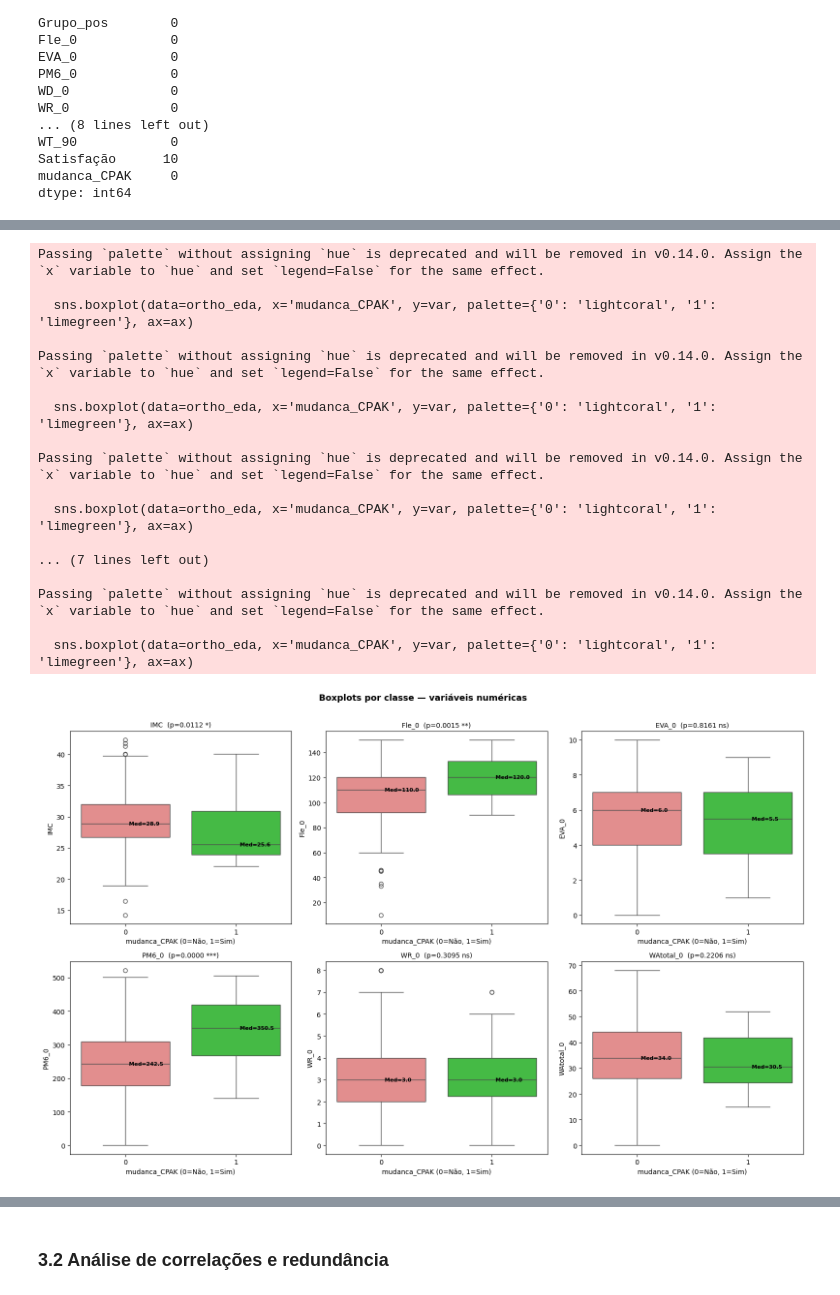
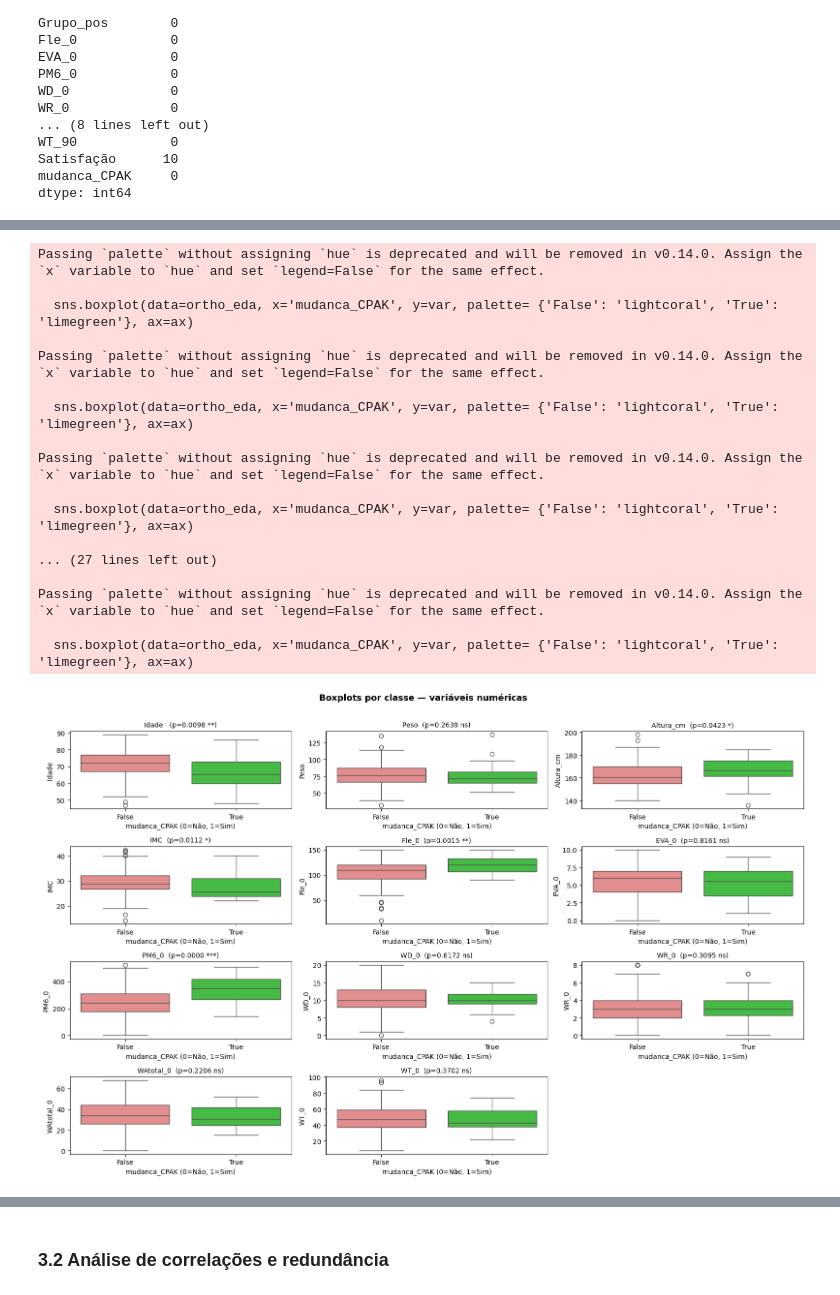
Before and after one commit to efigueira-hds/ML_Projeto_Final, a Jupyter notebook: EDA.ipynb, the cells around one changed output, grey strips where cells are left out. Drawn from its saved outputs; the diff is of its cells as text; code cells hidden in the pictures.

```diff
--- a/EDA.ipynb
+++ b/EDA.ipynb
@@ -128,5 +188,5 @@ ortho.replace({'Sexo': {1: 0, 2: 1}}, inplace = True)
 # %%
 # gerar a variável de interesse "mudanca_CPAK", que indica se houve mudança no grupo de classificação entre o pré e o pós-operatório.
-ortho['mudanca_CPAK'] = (ortho['Grupo_pre'] != ortho['Grupo_pos']).astype(int)
+ortho1['mudanca_CPAK'] = (ortho1['Grupo_pre'] != ortho1['Grupo_pos']).astype("category")
 # %%
 # verificar o número de linhas e de colunas após a limpeza dos dados
@@ -341,0 +410,7 @@ var_categoricas = list(ortho_eda[["Sexo","Grupo_pre","Grupo_pos"]].columns)
+# %%
+# para numéricas: boxplot
+for col in vars_numericas_2:
+    plt.figure(figsize=(6,4))
+    sns.boxplot(data=ortho1, y=col)
+    plt.title(f'Boxplot de {col}')
+    plt.show()
@@ -344,2 +472,17 @@ var_categoricas = list(ortho_eda[["Sexo","Grupo_pre","Grupo_pos"]].columns)
 
 Para cada variável numérica, compara-se a **mediana** e o **IQR** entre as classes 0 (sem mudança) e 1 (com mudança), e aplica-se o **teste de Mann-Whitney U** para verificar se as diferenças observadas nos boxplots são estatisticamente significativas.
+# %%
+# cópia da dataframe para realizar a EDA, mantendo a original sem alterações
+ortho_eda = ortho2.copy()
+# separação do dataset removendo variáveis que causam data leakage
+# (variáveis com informação pós-operatória)
+
+ortho_eda = ortho2.drop(columns = [
+    'Fle_90','EVA_90','PM6_90','WD_90','WR_90','WAtotal_90',
+    'WT_90', 'Satisfação'
+    ]
+    )
+
+# definição de variaveis categóricas e numéricas para a EDA, considerando a nova dataframe sem variáveis de data leakage
+vars_categoricas_eda =  ortho_eda.select_dtypes(include=['category']).columns.tolist()
+vars_numericas_eda = ortho_eda.select_dtypes(include=['int64', 'float64']).columns.tolist()
@@ -346,8 +509,8 @@ Para cada variável numérica, compara-se a **mediana** e o **IQR** entre as cla
 # %%
 # cálculo de estatísticas descritivas por classe e teste de Mann-Whitney U
 results = []
-for var in var_numericas:
-    for classe in [0, 1]:
+for var in vars_numericas_eda:
+    for classe in [False, True]:
         grupo = ortho_eda[ortho_eda['mudanca_CPAK'] == classe][var].dropna()
         q1 = grupo.quantile(0.25)
         q3 = grupo.quantile(0.75)
@@ -367,9 +530,9 @@ df_stats_pivot.columns = [f'{stat}_classe{cls}' for stat, cls in df_stats_pivot.
 
 # Teste Mann-Whitney U
 mw_results = []
-for var in var_numericas:
-    g0 = ortho_eda[ortho_eda['mudanca_CPAK'] == 0][var].dropna()
-    g1 = ortho_eda[ortho_eda['mudanca_CPAK'] == 1][var].dropna()
+for var in vars_numericas_eda:
+    g0 = ortho2[ortho2['mudanca_CPAK'] == False][var].dropna()
+    g1 = ortho2[ortho2['mudanca_CPAK'] == True][var].dropna()
     stat, p = mannwhitneyu(g0, g1, alternative='two-sided')
     mw_results.append({'Variável': var, 'U_statistic': round(stat, 2), 'p_value': round(p, 4), 'Significativo (p<0.05)': p < 0.05})
 
@@ -388,44 +556,48 @@ df_final
 # %%
 # Boxplots com anotação da mediana por classe
-fig, axes = plt.subplots(2, 3, figsize=(16, 10))
+fig, axes = plt.subplots(4, 3, figsize=(16, 10))
 axes = axes.flatten()
 
-for i, var in enumerate(var_numericas):
+#remover gráficos vazios
+for j in range(j, len(axes)):
+    fig.delaxes(axes[j])
+#criação de boxplots para cada variável numérica, com anotação da mediana e p-value do teste Mann-Whitney U
+for i, var in enumerate(vars_numericas_eda):
     ax = axes[i]
-    sns.boxplot(data=ortho_eda, x='mudanca_CPAK', y=var, palette={'0': 'lightcoral', '1': 'limegreen'}, ax=ax)
+    sns.boxplot(data=ortho_eda, x='mudanca_CPAK', y=var, palette= {'False': 'lightcoral', 'True': 'limegreen'}, ax=ax)
 
     for classe, x_pos in zip([0, 1], [0, 1]):
         med = ortho_eda[ortho_eda['mudanca_CPAK'] == classe][var].median()
         ax.text(x_pos, med, f'  Med={med:.1f}', va='center', fontsize=8, color='black', fontweight='bold')
 
     # adicionar p-value no título
     p = df_mw.loc[var, 'p_value']
     sig = '***' if p < 0.001 else ('**' if p < 0.01 else ('*' if p < 0.05 else 'ns'))
     ax.set_title(f'{var}  (p={p:.4f} {sig})', fontsize=10)
     ax.set_xlabel('mudanca_CPAK (0=Não, 1=Sim)')
 
 plt.suptitle('Boxplots por classe — variáveis numéricas', fontsize=13, fontweight='bold', y=1.01)
 plt.tight_layout()
 plt.show()
 plt.close()
 # %% [output]
 Passing `palette` without assigning `hue` is deprecated and will be removed in v0.14.0. Assign the `x` variable to `hue` and set `legend=False` for the same effect.
 
-  sns.boxplot(data=ortho_eda, x='mudanca_CPAK', y=var, palette={'0': 'lightcoral', '1': 'limegreen'}, ax=ax)
+  sns.boxplot(data=ortho_eda, x='mudanca_CPAK', y=var, palette= {'False': 'lightcoral', 'True': 'limegreen'}, ax=ax)
 
 Passing `palette` without assigning `hue` is deprecated and will be removed in v0.14.0. Assign the `x` variable to `hue` and set `legend=False` for the same effect.
 
-  sns.boxplot(data=ortho_eda, x='mudanca_CPAK', y=var, palette={'0': 'lightcoral', '1': 'limegreen'}, ax=ax)
+  sns.boxplot(data=ortho_eda, x='mudanca_CPAK', y=var, palette= {'False': 'lightcoral', 'True': 'limegreen'}, ax=ax)
 
 Passing `palette` without assigning `hue` is deprecated and will be removed in v0.14.0. Assign the `x` variable to `hue` and set `legend=False` for the same effect.
 
-  sns.boxplot(data=ortho_eda, x='mudanca_CPAK', y=var, palette={'0': 'lightcoral', '1': 'limegreen'}, ax=ax)
+  sns.boxplot(data=ortho_eda, x='mudanca_CPAK', y=var, palette= {'False': 'lightcoral', 'True': 'limegreen'}, ax=ax)
 
-... (7 lines left out)
+... (27 lines left out)
 
 Passing `palette` without assigning `hue` is deprecated and will be removed in v0.14.0. Assign the `x` variable to `hue` and set `legend=False` for the same effect.
 
-  sns.boxplot(data=ortho_eda, x='mudanca_CPAK', y=var, palette={'0': 'lightcoral', '1': 'limegreen'}, ax=ax)
+  sns.boxplot(data=ortho_eda, x='mudanca_CPAK', y=var, palette= {'False': 'lightcoral', 'True': 'limegreen'}, ax=ax)
-[figure, old version]
+[figure, new version]
 # %%
 # gráficos de barras das variáveis categóricas face à variável de interesse "mudanca_CPAK"
```
Also changed, not shown: parts of 48 cells of this notebook, 1 other file.
